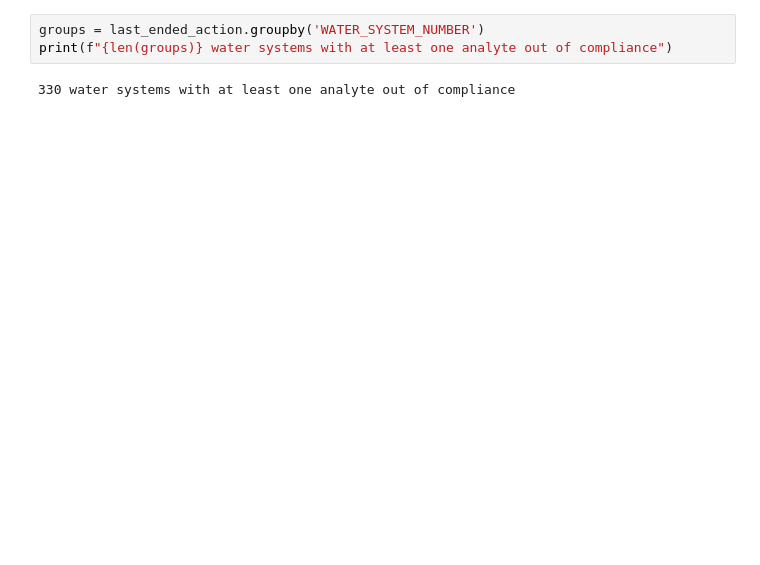
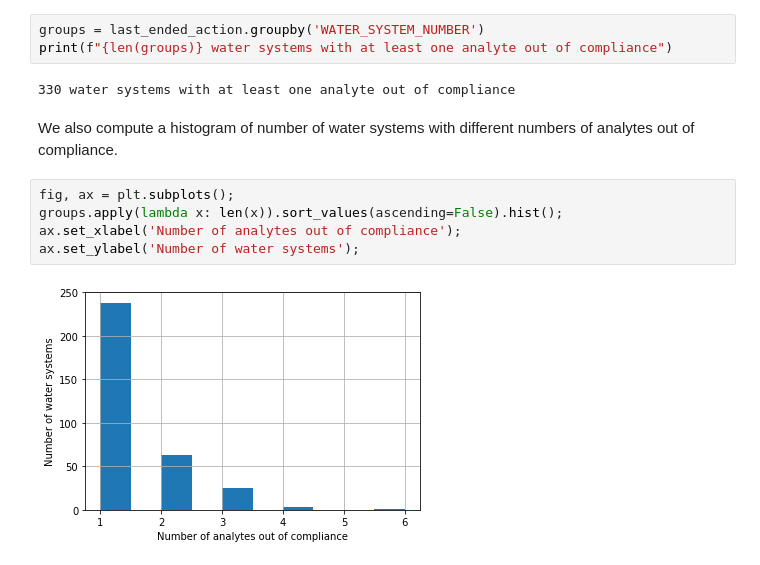
Before and after one commit to r-b-g-b/clean-water-tool, a Jupyter notebook: notebooks/002-deduplicate-by-water-system-and-analyte.ipynb, the cells around one changed output. Saved outputs shown, nothing was run; the diff lists cells and outputs as text; blank space fills up the shorter version.

Commit message:
Water system by number of out-of-compliance analytes histogram

```diff
--- a/notebooks/002-deduplicate-by-water-system-and-analyte.ipynb
+++ b/notebooks/002-deduplicate-by-water-system-and-analyte.ipynb
@@ -51,3 +53,12 @@ groups = last_ended_action.groupby('WATER_SYSTEM_NUMBER')
 print(f"{len(groups)} water systems with at least one analyte out of compliance")
 # %% [output]
 330 water systems with at least one analyte out of compliance
+# %% [markdown]
+We also compute a histogram of number of water systems with different numbers of analytes out of compliance.
+# %%
+fig, ax = plt.subplots();
+groups.apply(lambda x: len(x)).sort_values(ascending=False).hist();
+ax.set_xlabel('Number of analytes out of compliance');
+ax.set_ylabel('Number of water systems');
+# %% [output]
+[figure, added]
```
Also changed, not shown: parts of 4 cells of this notebook.
